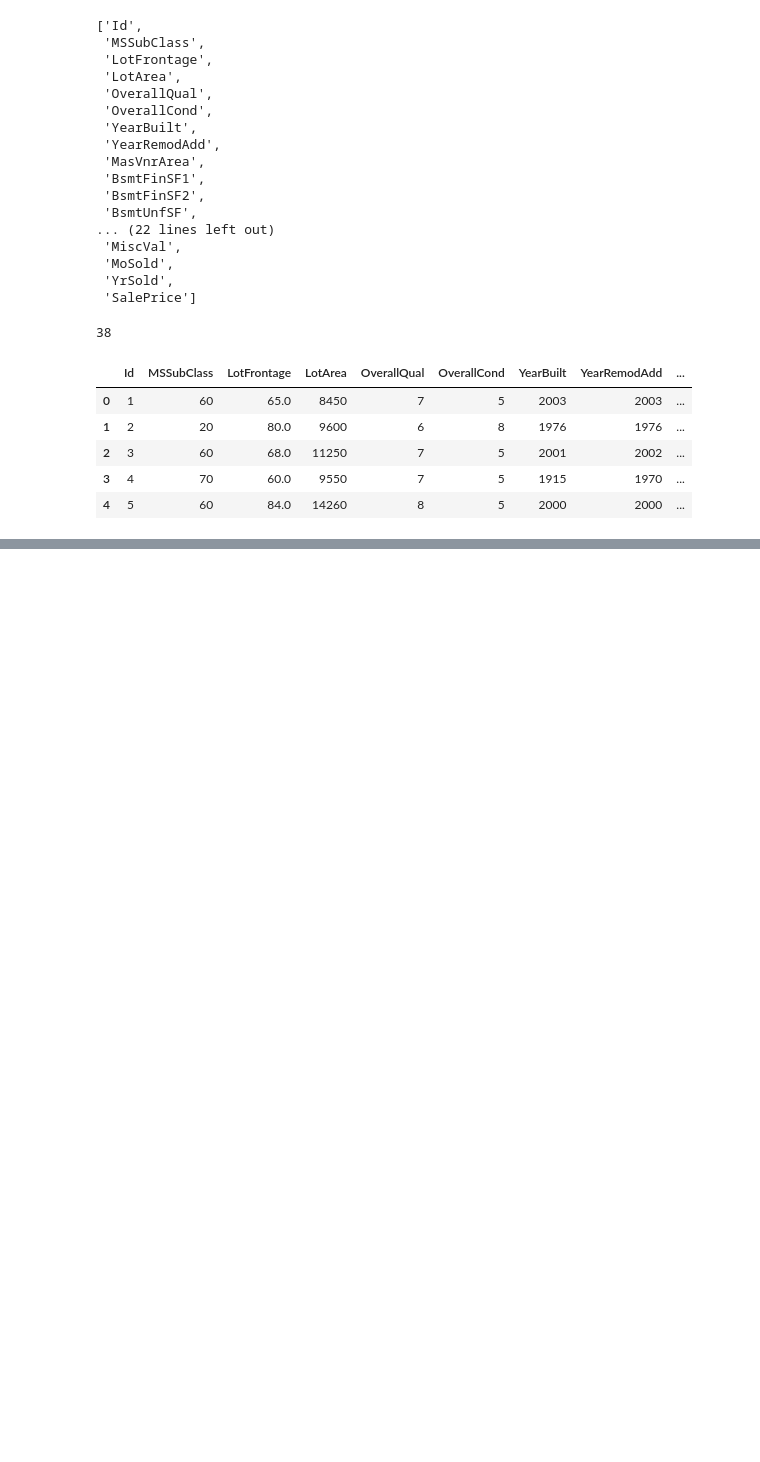
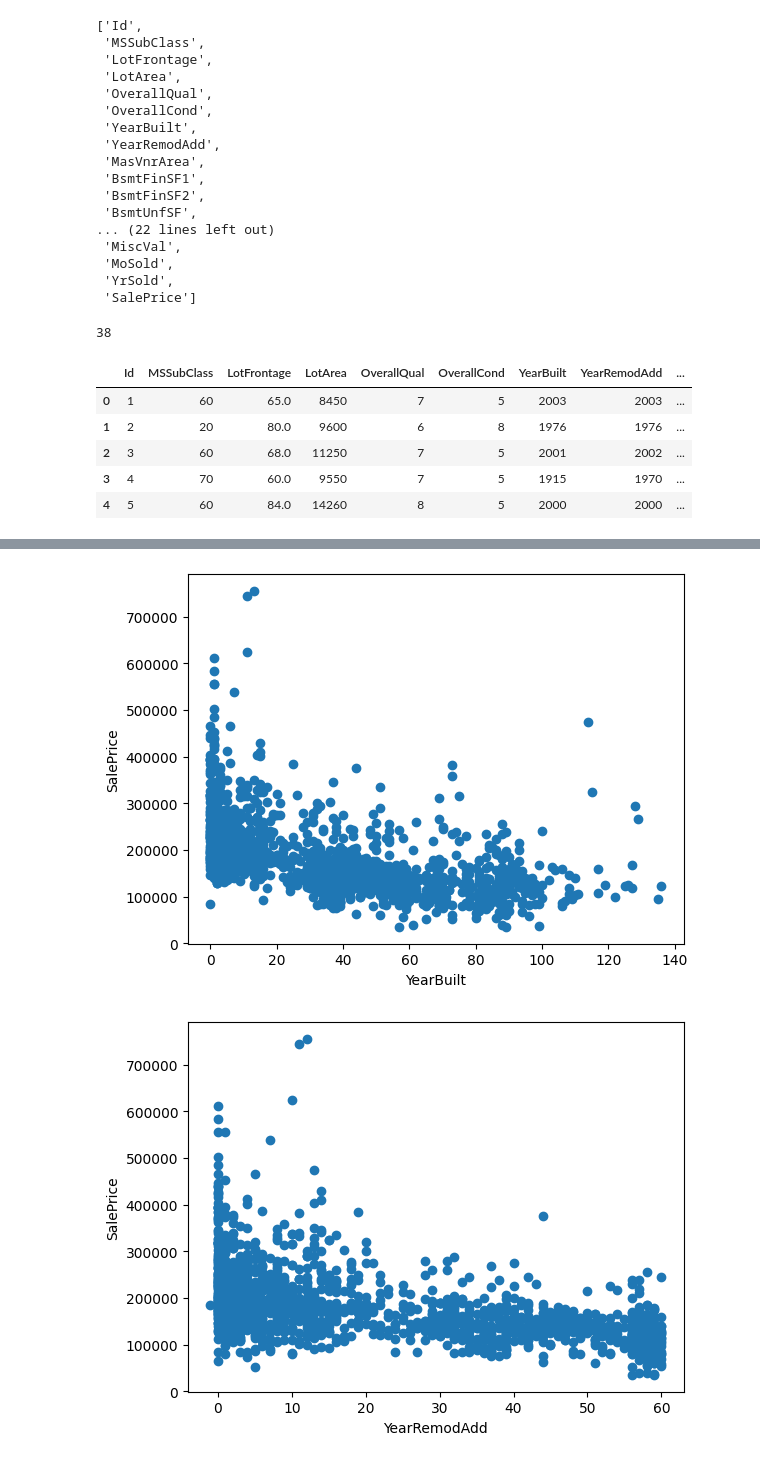
Before and after one commit to JagdishChavan081/ai, a Jupyter notebook: data_analysis/eda/advance_house_price/research_notebook/advance_hose_price.ipynb, the cells around one changed output, grey strips where cells are left out. Cells and saved outputs as stored; diff of their text form; code cells hidden in the pictures; blank space fills up the shorter version.

```diff
--- a/data_analysis/eda/advance_house_price/research_notebook/advance_hose_price.ipynb
+++ b/data_analysis/eda/advance_house_price/research_notebook/advance_hose_price.ipynb
@@ -172,0 +193,7 @@ dataset[numerical_features].head()
+# %%
+# temperable variables(Eg: Datetime variables)
+year_feature=[feature for feature in numerical_features if 'Yr' in feature or 'Year' in feature]
+# %%
+#check unique value in year related feature
+for feature in year_feature:
+    print(feature, dataset[feature].unique())
@@ -172,0 +226,14 @@ dataset[numerical_features].head()
+# %%
+### here ww iwll compare the difference between all year features with salePrice
+data=dataset.copy()
+for feature in year_feature:
+    if feature!='YrSold':
+        data[feature]=data['YrSold']-data[feature]
+
+        plt.scatter(data[feature], data['SalePrice'])
+        plt.xlabel(feature)
+        plt.ylabel('SalePrice')
+        plt.show()
+# %% [output]
+[figure, added]
+[figure, added]
```
Also changed, not shown: parts of 7 cells of this notebook.
